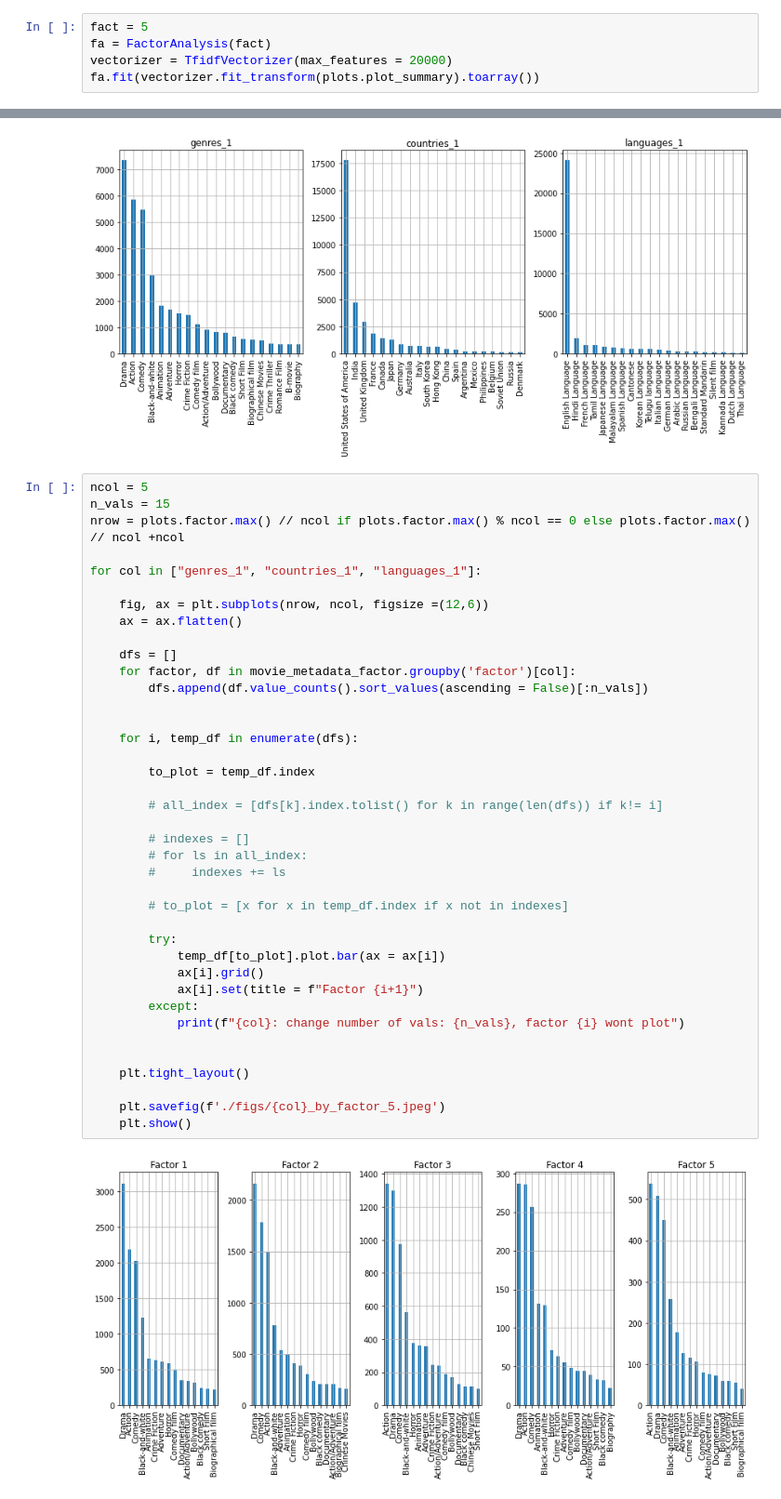
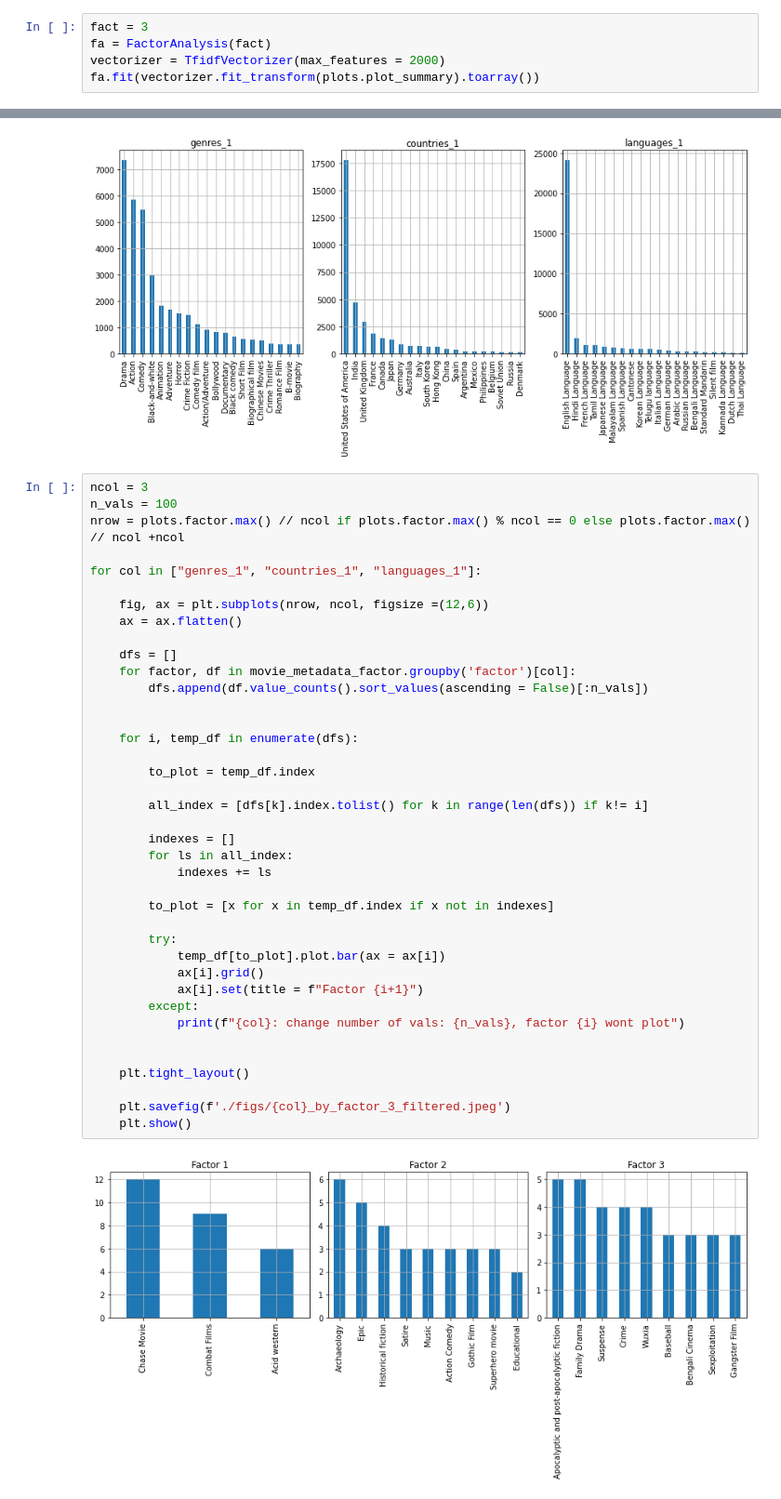
Before and after one commit to epfl-ada/ada-2022-project-adlucere2022, a Jupyter notebook: factoranalysis.ipynb, the cells around one changed output, grey strips where cells are left out. Shown at 93% size. Drawn from its saved outputs; the diff is of its cells as text.

```diff
--- a/factoranalysis.ipynb
+++ b/factoranalysis.ipynb
@@ -66,8 +66,8 @@ import matplotlib.pyplot as plt
 plots = pd.read_csv('./data/plot_summaries_preprocessed.csv')
 plots.columns = ['movie_id', 'plot_summary']
 # %%
-fact = 5
+fact = 3
 fa = FactorAnalysis(fact)
-vectorizer = TfidfVectorizer(max_features = 20000)
+vectorizer = TfidfVectorizer(max_features = 2000)
 fa.fit(vectorizer.fit_transform(plots.plot_summary).toarray())
 # %% [output]
@@ -156,43 +152,43 @@ plt.show()
 # %% [output]
 [figure]
 # %%
-ncol = 5
-n_vals = 15
+ncol = 3
+n_vals = 100
 nrow = plots.factor.max() // ncol if plots.factor.max() % ncol == 0 else plots.factor.max() // ncol +ncol
 
 for col in ["genres_1", "countries_1", "languages_1"]:
 
     fig, ax = plt.subplots(nrow, ncol, figsize =(12,6))
     ax = ax.flatten()
 
     dfs = []
     for factor, df in movie_metadata_factor.groupby('factor')[col]:
         dfs.append(df.value_counts().sort_values(ascending = False)[:n_vals])
 
 
     for i, temp_df in enumerate(dfs):
 
         to_plot = temp_df.index
 
-        # all_index = [dfs[k].index.tolist() for k in range(len(dfs)) if k!= i]
+        all_index = [dfs[k].index.tolist() for k in range(len(dfs)) if k!= i]
 
-        # indexes = []
-        # for ls in all_index:
-        #     indexes += ls
+        indexes = []
+        for ls in all_index:
+            indexes += ls
 
-        # to_plot = [x for x in temp_df.index if x not in indexes]
+        to_plot = [x for x in temp_df.index if x not in indexes]
 
         try:
             temp_df[to_plot].plot.bar(ax = ax[i])
             ax[i].grid()
             ax[i].set(title = f"Factor {i+1}")
         except:
             print(f"{col}: change number of vals: {n_vals}, factor {i} wont plot")
 
 
     plt.tight_layout()
 
-    plt.savefig(f'./figs/{col}_by_factor_5.jpeg')
+    plt.savefig(f'./figs/{col}_by_factor_3_filtered.jpeg')
     plt.show()
 # %% [output]
-[figure, old version]
+[figure, new version]
```
Also changed, not shown: parts of 8 cells of this notebook, 13 other files.
